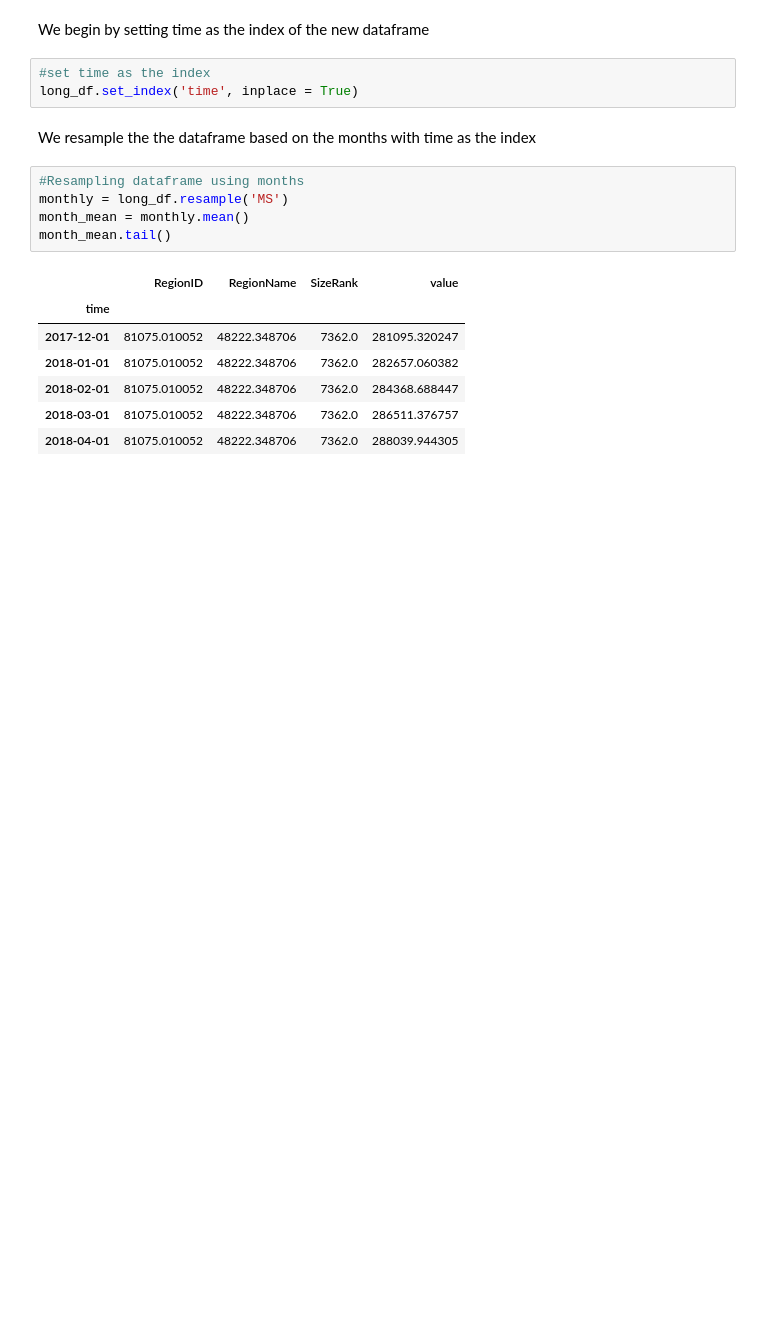
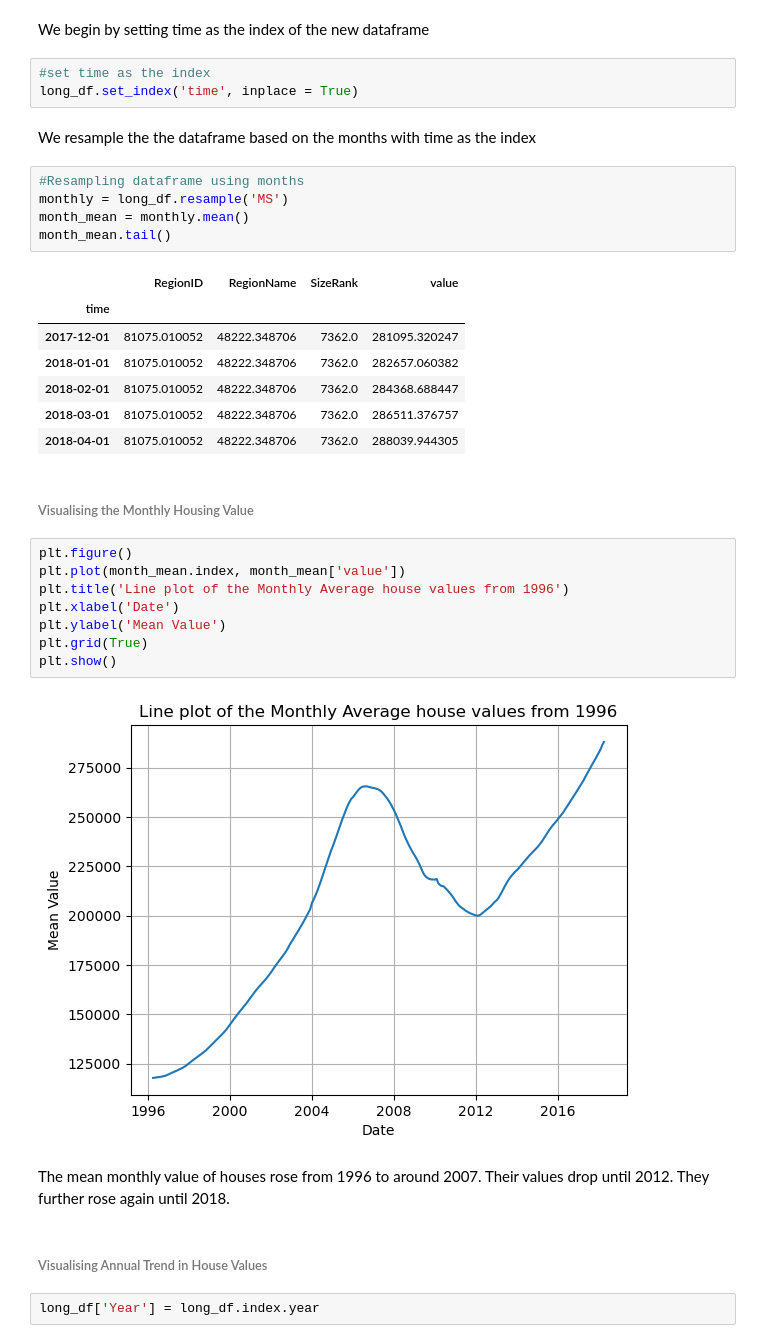
Before and after one commit to Nelsonkim44/Phase-4-Project, a Jupyter notebook: Phase 4 Project.ipynb, the cells around one changed output. Cells and saved outputs as stored; diff of their text form; blank space fills up the shorter version.

```diff
--- a/Phase 4 Project.ipynb
+++ b/Phase 4 Project.ipynb
@@ -235,3 +235,21 @@ month_mean.tail()
 | 2018-02-01 | 81075.010052 | 48222.348706 | 7362.0 | 284368.688447 |
 | 2018-03-01 | 81075.010052 | 48222.348706 | 7362.0 | 286511.376757 |
 | 2018-04-01 | 81075.010052 | 48222.348706 | 7362.0 | 288039.944305 |
+# %% [markdown]
+###### Visualising the Monthly Housing Value
+# %%
+plt.figure()
+plt.plot(month_mean.index, month_mean['value'])
+plt.title('Line plot of the Monthly Average house values from 1996')
+plt.xlabel('Date')
+plt.ylabel('Mean Value')
+plt.grid(True)
+plt.show()
+# %% [output]
+[figure, added]
+# %% [markdown]
+The mean monthly value of houses rose from 1996 to around 2007. Their values drop until 2012. They further rose again until 2018.
+# %% [markdown]
+###### Visualising Annual Trend in House Values
+# %%
+long_df['Year'] = long_df.index.year
```
Also changed, not shown: parts of 35 cells of this notebook.
